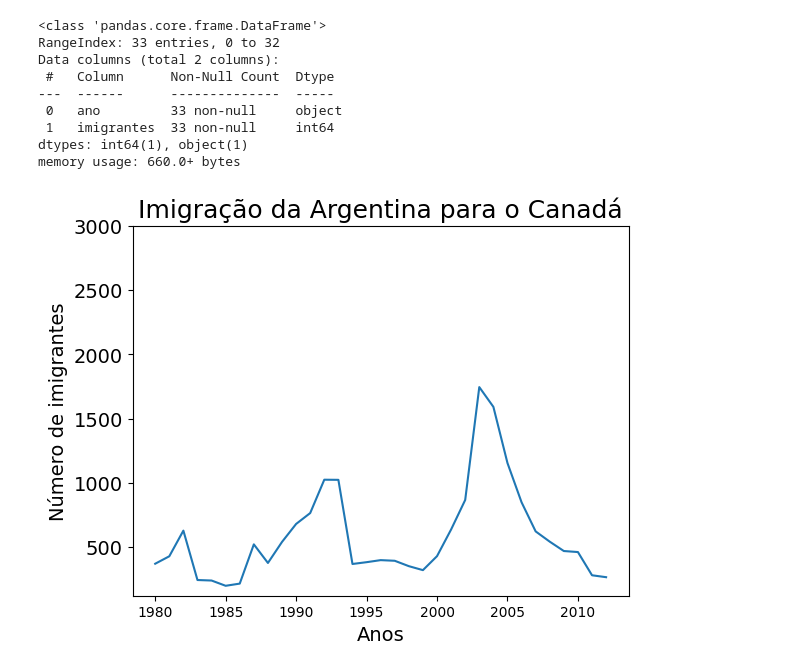
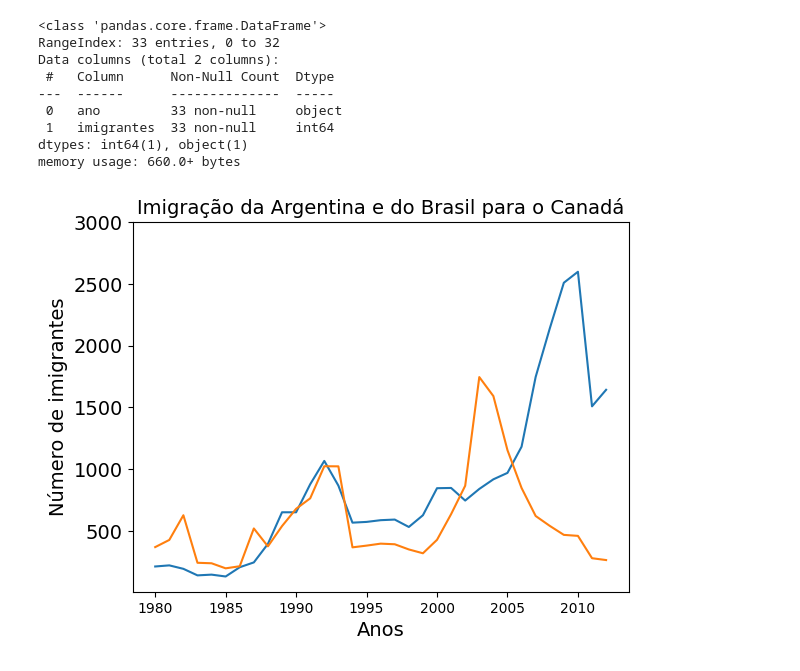
Before and after one commit to RSVictor/Codigos_IABD2024, a Jupyter notebook: Aula 04/codigos.ipynb, the cells around one changed output. Drawn from its saved outputs; the diff is of its cells as text; code cells hidden in the pictures.

Commit message:
Comparação dados Brasil e Argentina to Canadá

```diff
--- a/Aula 04/codigos.ipynb
+++ b/Aula 04/codigos.ipynb
@@ -77,12 +77,13 @@ Data columns (total 2 columns):
 dtypes: int64(1), object(1)
 memory usage: 660.0+ bytes
 # %%
+plt.plot(df_brasil['ano'],df_brasil['imigrantes']) #plota o gráfico
 plt.plot(df_argentina['ano'],df_argentina['imigrantes']) #plota o gráfico
 plt.xticks(['1980','1985','1990','1995','2000','2005','2010']) # ajsute de valores para o eixo x
 plt.yticks([500,1000,1500,2000,2500,3000],fontsize=14) #ajuste de valores para o eixo y
 plt.xlabel("Anos",fontsize=14) #titulo eixo x
-plt.title('Imigração da Argentina para o Canadá',fontsize = 18) #Adiciona título ao gráfico
+plt.title('Imigração da Argentina e do Brasil para o Canadá',fontsize = 14) #Adiciona título ao gráfico
 plt.ylabel("Número de imigrantes",fontsize=14) #titulo eixo y
 plt.show() #exibe a figura
 # %% [output]
-[figure, old version]
+[figure, new version]
```
Also changed, not shown: parts of 4 cells of this notebook, 1 other file.
